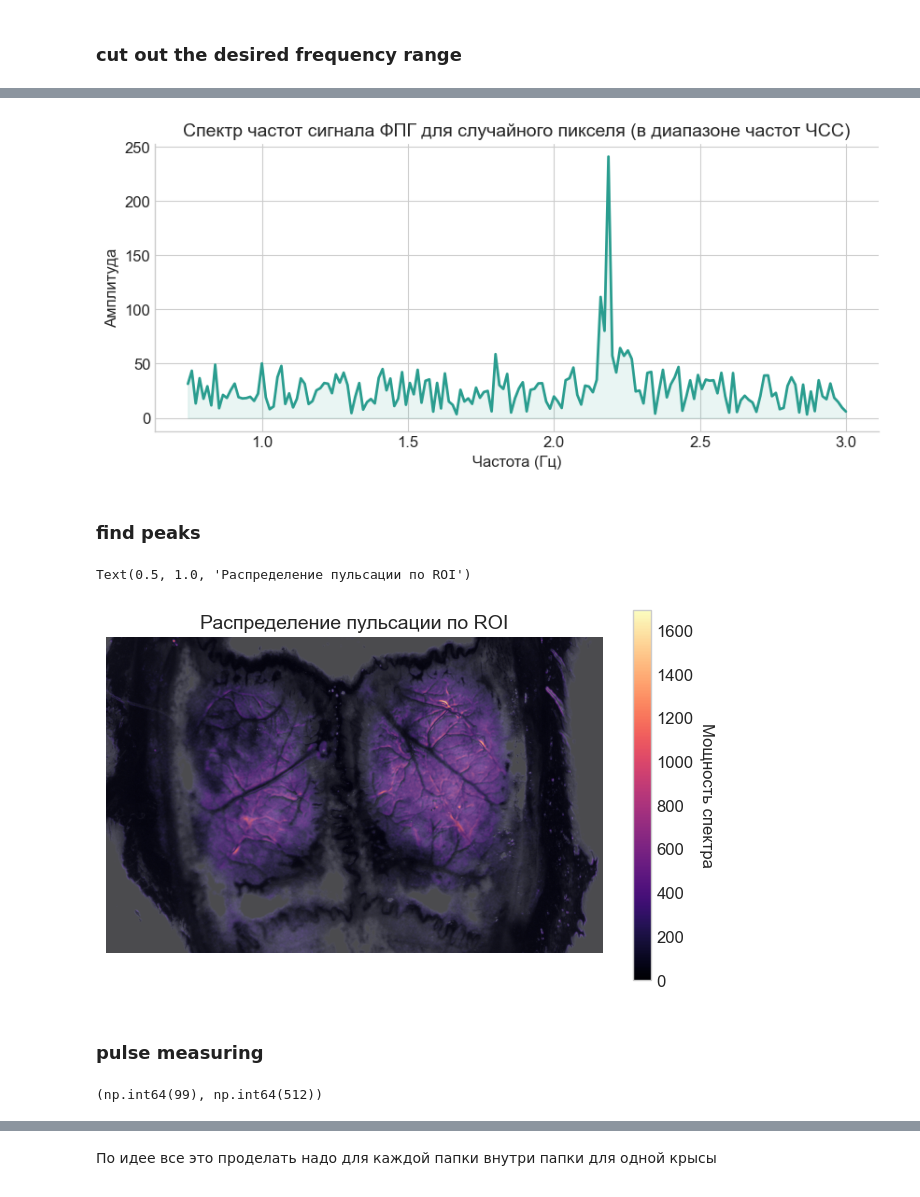
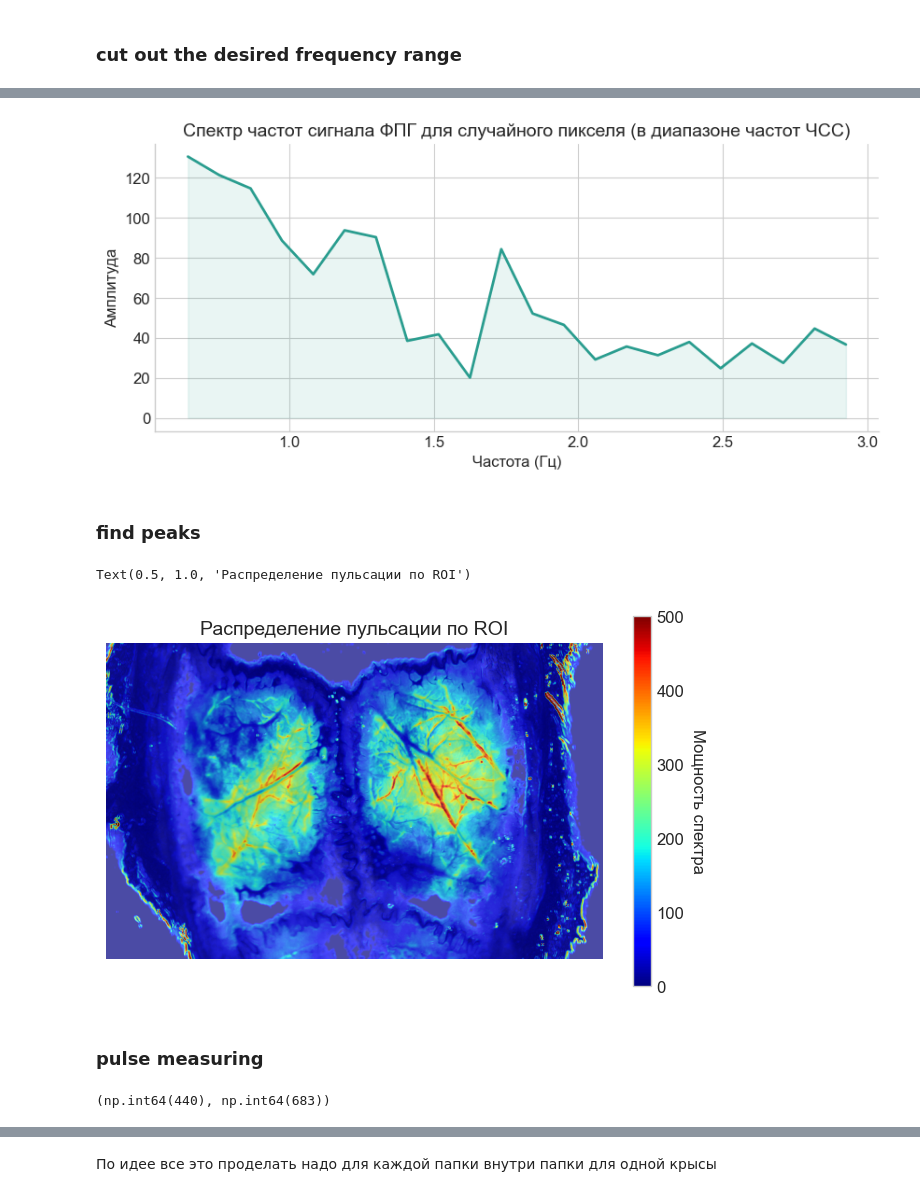
Before and after one commit to AndreiBatalov/Lab_Rats, a Jupyter notebook: ppg.ipynb, the cells around one changed output, grey strips where cells are left out. Drawn from its saved outputs; the diff is of its cells as text; code cells hidden in the pictures.

```diff
--- a/ppg.ipynb
+++ b/ppg.ipynb
@@ -67,16 +81,15 @@ def collect_time_series(flattened_images):
 # %%
-import cv2
-import matplotlib.patches as patches
 
-image_folder = r'/Users/aleksey/cvcv_labs/Lab_Rats/rats_imgs/rat8s6e1/F2' # путь в папку, где лежат фотки
-valid_extensions = ('.png', '.jpg', '.jpeg', '.bmp', '.tiff')
 
-def opencv_load(folder):
-    images = []
-    for filename in sorted(os.listdir(folder)):
-        if filename.lower().endswith(valid_extensions):
-            img = cv2.imread(os.path.join(folder,filename), cv2.IMREAD_GRAYSCALE)
-            images.append(img)
-    return images
+# image_folder = r'/Users/aleksey/cvcv_labs/Lab_Rats/rats_imgs/rat8s6e1/F5' # путь в папку, где лежат фотки
+# valid_extensions = ('.png', '.jpg', '.jpeg', '.bmp', '.tiff')
 
-images = np.array(opencv_load(image_folder))
+# def opencv_load(folder):
+#     images = []
+#     for filename in sorted(os.listdir(folder)):
+#         if filename.lower().endswith(valid_extensions):
+#             img = cv2.imread(os.path.join(folder,filename), cv2.IMREAD_GRAYSCALE)
+#             images.append(img)
+#     return images
+
+# images = np.array(opencv_load(image_folder))
@@ -83 +98,15 @@ images = np.array(opencv_load(image_folder))
+# %%
+data = np.load(
+    "/Users/aleksey/cvcv_labs/Lab_Rats/avg_cycle_images_180_360.npy",
+    allow_pickle=True
+)
+
+if isinstance(data, np.ndarray) and data.dtype == object:
+    # Был сохранён список → собираем в нормальный массив
+    images = np.asarray(data.tolist())        # или np.stack(data)
+else:
+    # Уже был нормальный массив
+    images = data
+
+print(f"Shape: {images.shape}, dtype: {images.dtype}")
 # %%
@@ -203,7 +247,7 @@ plt.show()
 from tqdm.auto import tqdm
 
 N = norm_array.shape[0]
-TIMESTEP = 1 / 40 # 40 кадров в секунду
+TIMESTEP = 1 / 100 # 40 кадров в секунду
 freq = np.fft.fftshift(np.fft.fftfreq(N, d=TIMESTEP))
 
 fourier = np.zeros(norm_array.shape, np.complex128)
@@ -266,7 +312,7 @@ plt.ylabel('Амплитуда')
 plt.title('Спектр частот сигнала ФПГ для случайного пикселя (в диапазоне частот ЧСС)')
 plt.show()
 # %% [output]
-[figure, old version]
+[figure, new version]
 # %% [markdown]
 ### find peaks
 # %%
@@ -281,15 +327,15 @@ peak_idx1 = np.argmax(heart_rate_amplitude, axis=0)
 dominant_freq1 = freq_range[peak_idx1]
 # %%
 fig, ax = plt.subplots(figsize=(8, 6))
-im = ax.imshow(peak1, cmap='magma') # 'magma' или 'inferno' часто смотрятся лучше 'jet'
+im = ax.imshow(peak1.clip(0, 500), cmap='jet')
 ax.imshow(images[0, :, :], cmap='gray', alpha=0.3)
 ax.axis('off') # Убираем лишние рамки осей для изображений
 cbar = fig.colorbar(im, ax=ax, shrink=0.8)
 cbar.set_label('Мощность спектра', rotation=270, labelpad=15)
 plt.title('Распределение пульсации по ROI')
 # %% [output]
 Text(0.5, 1.0, 'Распределение пульсации по ROI')
-[figure, old version]
+[figure, new version]
 # %% [markdown]
 ### pulse measuring
 # %%
@@ -297,7 +343,7 @@ max_heartrate_coord = np.unravel_index(np.argmax(peak1, axis=None), peak1.shape)
 # %%
 max_heartrate_coord
 # %% [output]
-(np.int64(99), np.int64(512))
+(np.int64(440), np.int64(683))
 # %%
 heart_rate_bpm = dominant_freq1[max_heartrate_coord[0], max_heartrate_coord[1]] * 60
 # %%
```
Also changed, not shown: parts of 17 cells of this notebook.
